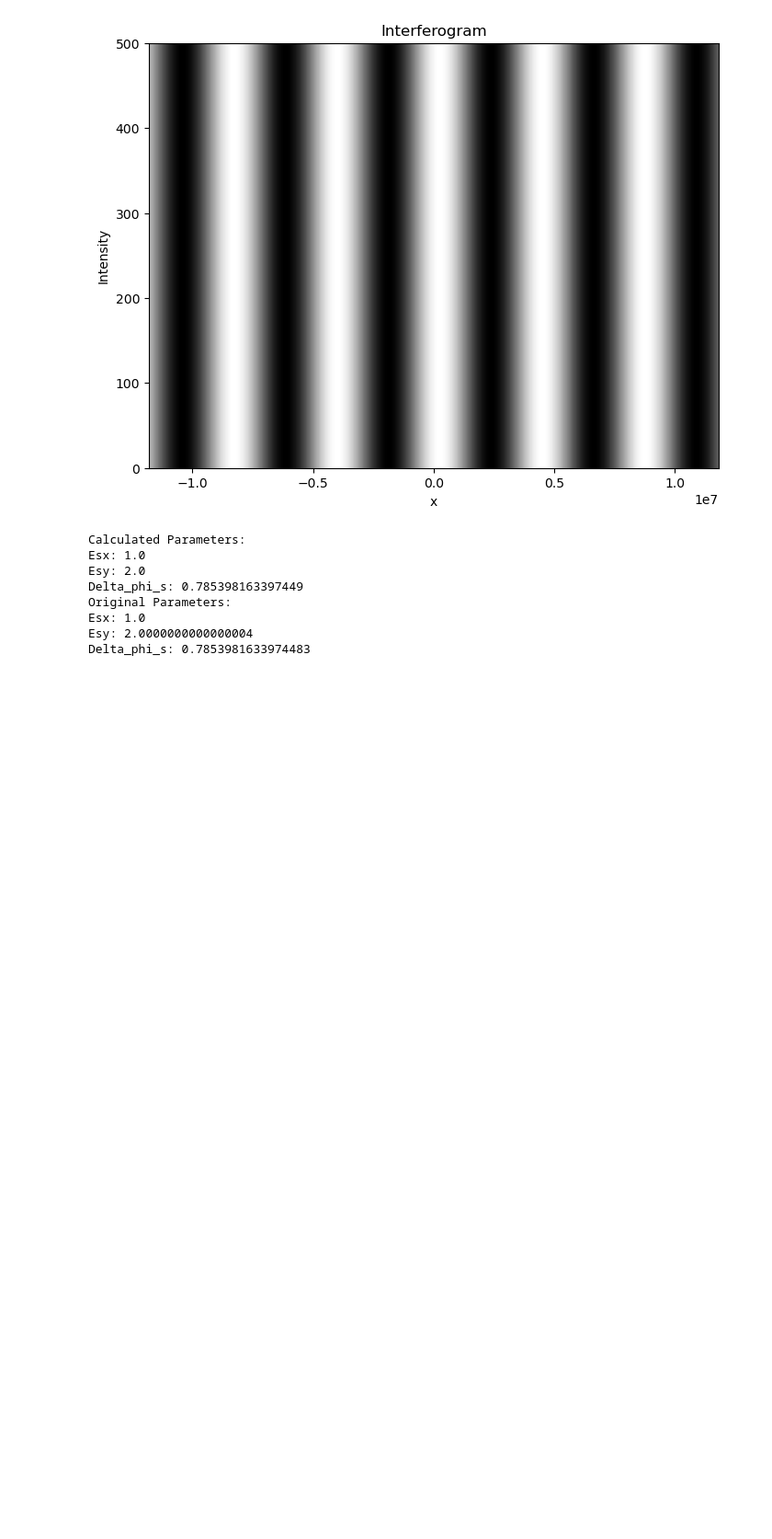
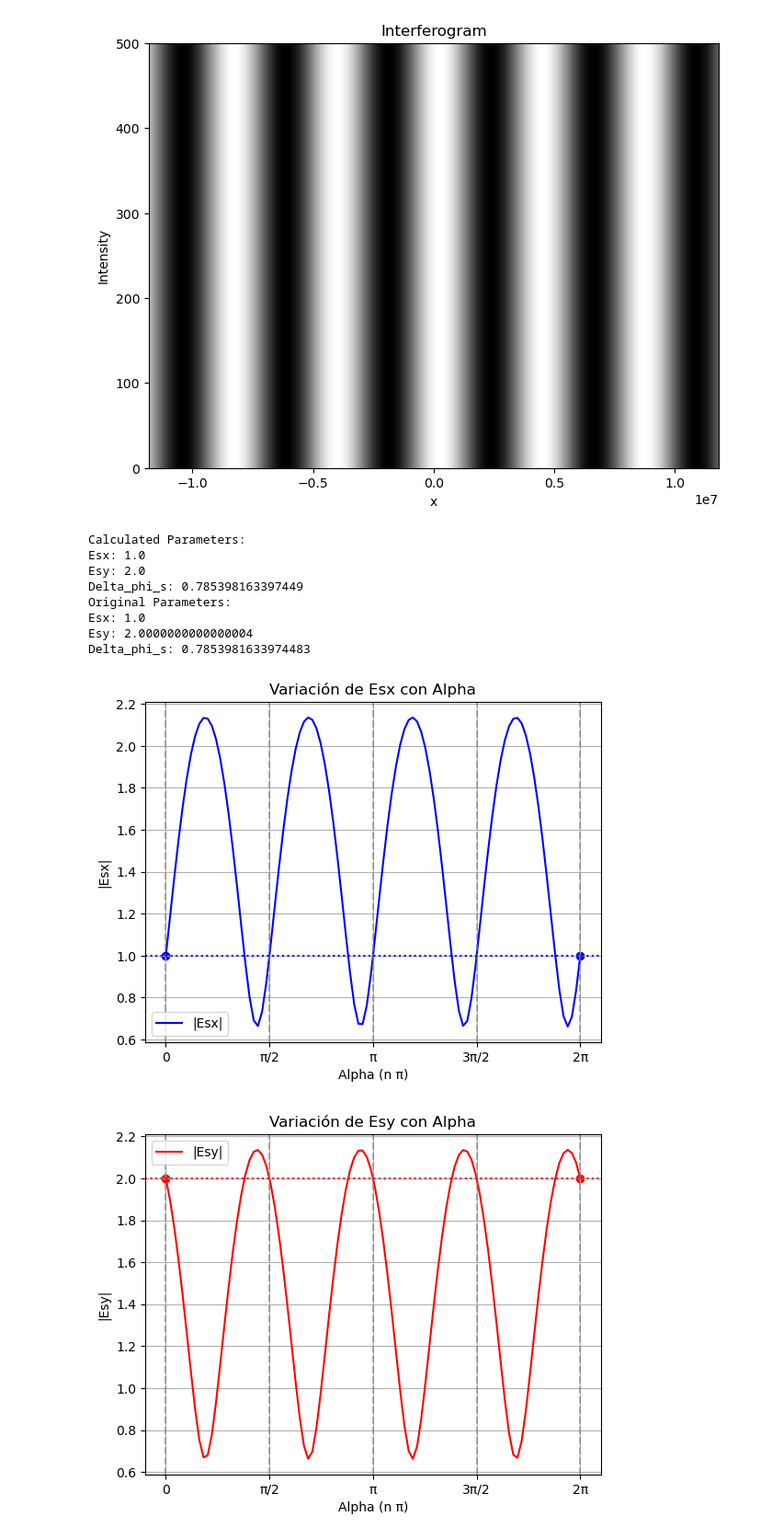
Before and after one commit to Aguiario/Polarimetric_Interferomerty, a Jupyter notebook: Usages_Examples.ipynb, the cells around one changed output. Shown at 92% size. Cells and saved outputs as stored; diff of their text form; code cells hidden in the pictures; blank space fills up the shorter version.

```diff
--- a/Usages_Examples.ipynb
+++ b/Usages_Examples.ipynb
@@ -44,3 +44,13 @@ Original Parameters:
 Esx: 1.0
 Esy: 2.0000000000000004
 Delta_phi_s: 0.7853981633974483
+# %%
+Eis = np.array([[1], [2 * np.exp(1j * np.pi/4)]])
+#Eis = np.array([[1], [1]])
+
+delta_chi = np.pi
+
+pi.plot_alpha_variation(Eis, delta_chi)
+# %% [output]
+[figure, added]
+[figure, added]
```
Also changed, not shown: parts of 1 cell of this notebook, 3 other files.
